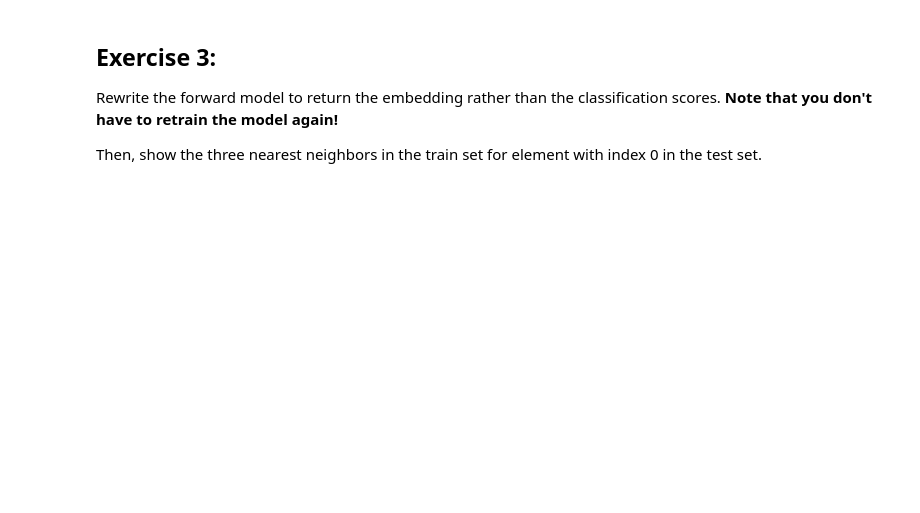
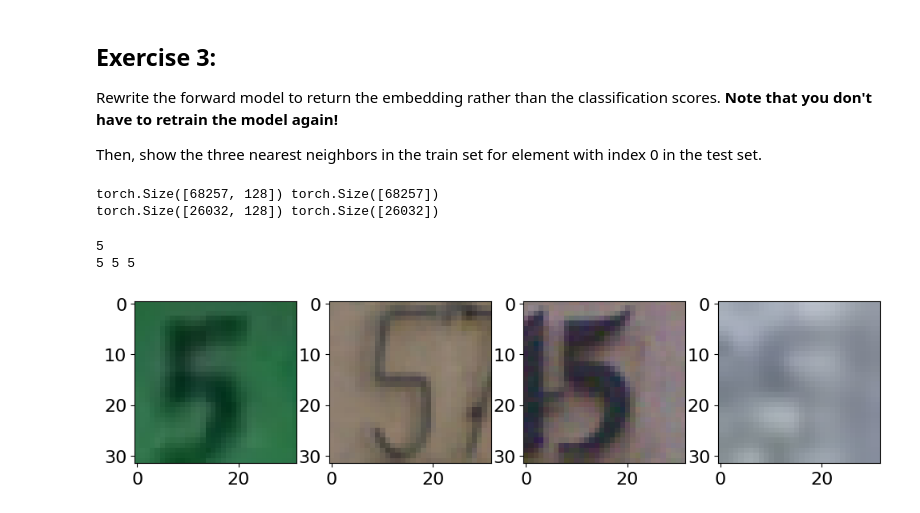
Before and after one commit to danielenapo/AI_unibo, a Jupyter notebook: image/lab4.ipynb, the cells around one changed output. Saved outputs shown, nothing was run; the diff lists cells and outputs as text; code cells hidden in the pictures; blank space fills up the shorter version.

```diff
--- a/image/lab4.ipynb
+++ b/image/lab4.ipynb
@@ -521,7 +648,13 @@ def get_linear_bn_relu(
     """
     container = nn.Sequential()
     ############ Write your code here ############
+    container.add_module(
+        f"{name}_fc", nn.Linear(in_features=features_in, out_features=features_out)
+    )
 
+    if add_batch_norm:
+        container.add_module(f"{name}_bn", nn.BatchNorm1d(features_out))
+    container.add_module(f"{name}_relu", nn.ReLU())
     #############################################
 
 
@@ -574,6 +717,11 @@ with torch.no_grad():
         input = input.to(device)
         gt = gt.to(device)
 
+        outputs = new_model(input)
+        _, preds = torch.max(outputs, 1)
+        for t, p in zip(gt.view(-1), preds.view(-1)):
+                confusion_matrix[t.long(), p.long()] += 1
+
 test_accuracy = torch.diagonal(confusion_matrix).sum()/confusion_matrix.sum()
 #############################################
 print(test_accuracy)
@@ -627,7 +791,14 @@ def get_embeddings(model, dl):
           input = input.to(device)
           gt = gt.to(device)
 
-          # calculate the embeddings by running images through the network and store them
+          # calculate the embeddings by running images through the network
+          feature_vectors = model(input)
+          for idx in range(input.shape[0]):
+            embeddings.append(feature_vectors[idx])
+            labels.append(gt[idx])
+
+  embeddings = torch.stack(embeddings, dim=0)
+  labels = torch.stack(labels, dim=0)
 
 #############################################
   return embeddings, labels
@@ -637,3 +808,6 @@ embeddings_train, labels_train = get_embeddings(new_model, train_dl)
 print(embeddings_train.shape, labels_train.shape)
 embeddings_test, labels_test = get_embeddings(new_model, test_dl)
 print(embeddings_test.shape, labels_test.shape)
+# %% [output]
+torch.Size([68257, 128]) torch.Size([68257])
+torch.Size([26032, 128]) torch.Size([26032])
@@ -645,0 +814,24 @@ elem_idx = 0
+# %%
+############ Write your code here ############
+
+elem_idx = 0
+embeddings_train_normalized = torch.nn.functional.normalize(embeddings_train, dim=1)
+embeddings_test_normalized = torch.nn.functional.normalize(embeddings_test, dim=1)
+
+dist = torch.linalg.norm(embeddings_train_normalized - embeddings_test_normalized[elem_idx].unsqueeze(0), dim=1)
+knn = dist.topk(3, largest=False)
+
+f, axarr = plt.subplots(1,4, squeeze=False)
+axarr[0,0].imshow(test_ds[elem_idx][0].reshape(3,32,32).permute(1,2,0))
+axarr[0,1].imshow(actual_train_subds[knn.indices[0]][0].reshape(3,32,32).permute(1,2,0))
+axarr[0,2].imshow(actual_train_subds[knn.indices[1]][0].reshape(3,32,32).permute(1,2,0))
+axarr[0,3].imshow(actual_train_subds[knn.indices[2]][0].reshape(3,32,32).permute(1,2,0))
+
+print(test_ds[elem_idx][1])
+print(actual_train_subds[knn.indices[0]][1], actual_train_subds[knn.indices[1]][1], actual_train_subds[knn.indices[2]][1])
+
+#############################################
+# %% [output]
+5
+5 5 5
+[figure, added]
```
Also changed, not shown: parts of 34 cells of this notebook, 13 other files.
